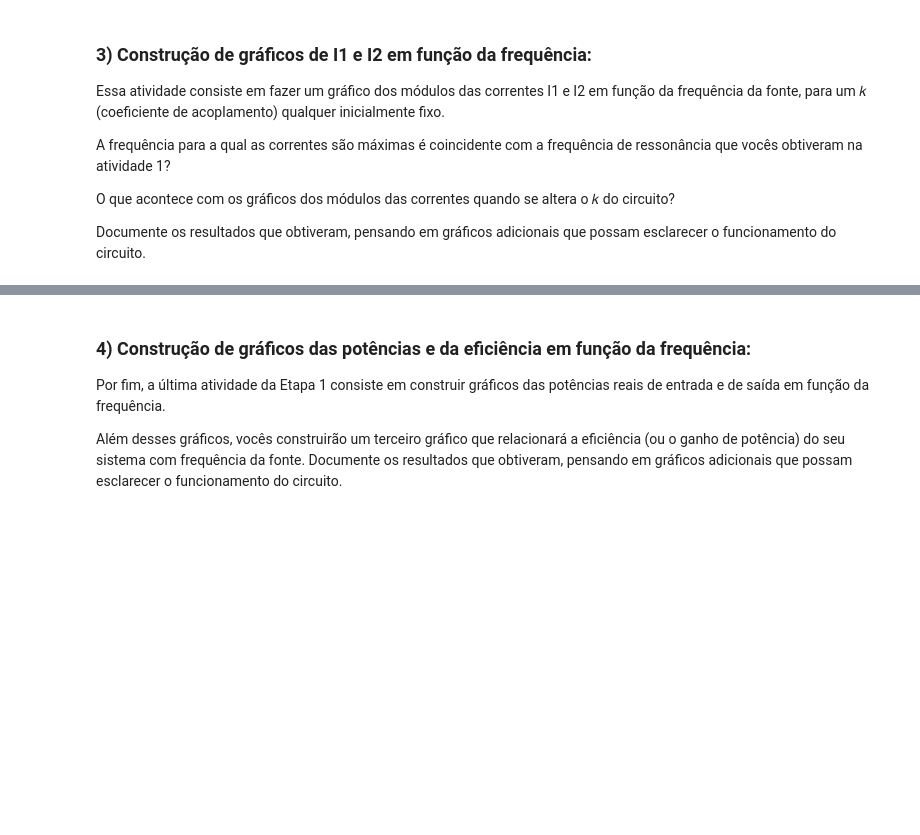
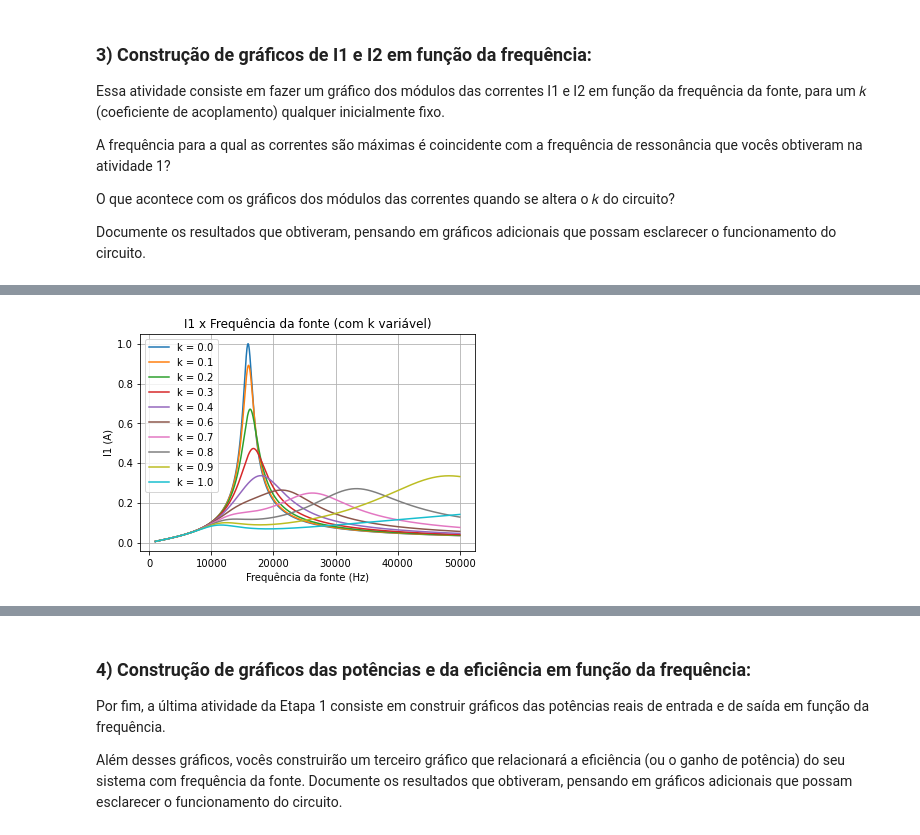
Before and after one commit to andresabcb/proj_eletromag_212, a Jupyter notebook: Projeto Eletromag 212.ipynb, the cells around one changed output, grey strips where cells are left out. Cells and saved outputs as stored; diff of their text form; code cells hidden in the pictures; blank space fills up the shorter version.

```diff
--- a/Projeto Eletromag 212.ipynb
+++ b/Projeto Eletromag 212.ipynb
@@ -194,0 +229,46 @@ adicionais que possam esclarecer o funcionamento do circuito.
+# %%
+'''
+Criando uma lista para as legendas do gráfico
+'''
+lista_k = np.linspace(0, 1, 10)
+lista_legendas = []
+for k in lista_k:
+    legenda = str("k = {:.1f}".format(k))
+    lista_legendas.append(legenda)
+
+'''
+For interno -  cria a lista de correntes
+For externo - varia o k para criar essa lista toda as vezes que o k muda
+plota no for externo
+'''
+
+for k_novo in lista_k:
+    lista_i1k = []
+    # lista_i2k = []
+    for f in lista_freq:
+        i1, i2 = CalcularTransformadorNovo2(Uf, RC, f, k_novo)
+        lista_i1k.append(abs(i1))
+        # lista_i2k.append(abs(i2))
+
+    # plot1 = plt.figure(1)
+    plt.plot(lista_freq, lista_i1k)
+    # plot2 = plt.figure(2)
+    # plt.plot(lista_freq, lista_i2k)
+
+plot1 = plt.figure(1)
+plt.title("I1 x Frequência da fonte (com k variável)")
+plt.ylabel("I1 (A)")
+plt.xlabel("Frequência da fonte (Hz)")
+plt.legend(lista_legendas)
+plt.grid(True)
+
+# plot2 = plt.figure(2)
+# plt.title("I2 x Frequência da fonte (com k variável)")
+# plt.ylabel("I2 (A)")
+# plt.xlabel("Frequência da fonte (Hz)")
+# plt.legend(lista_legendas)
+# plt.grid(True)
+
+plt.show()
+# %% [output]
+[figure, added]
```
Also changed, not shown: parts of 17 cells of this notebook.
